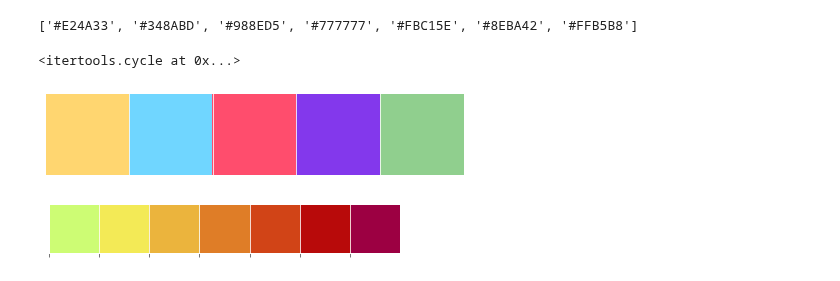
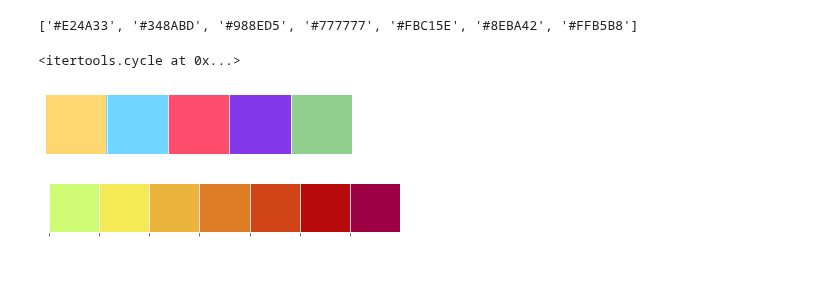
Before and after one commit to melling/ml-kaggle-titanic, a Jupyter notebook: logistic-regression-series.ipynb, the cells around one changed output. Drawn from its saved outputs; the diff is of its cells as text; code cells hidden in the pictures.

```diff
--- a/logistic-regression-series.ipynb
+++ b/logistic-regression-series.ipynb
@@ -189,12 +189,12 @@ color_cycle
 # %%
 mpl.rcParams['font.size'] = 16
 
 theme_colors = ["#ffd670","#70d6ff","#ff4d6d","#8338ec","#90cf8e"]
 theme_palette = sns.set_palette(sns.color_palette(theme_colors))
-sns.palplot(sns.color_palette(theme_colors),size=1.5)
+sns.palplot(sns.color_palette(theme_colors), size=1.1)
 plt.tick_params(axis='both', labelsize=0, length = 0)
 # %% [output]
-[figure, old version]
+[figure, new version]
 # %%
 my_colors = ["#CDFC74", "#F3EA56", "#EBB43D", "#DF7D27", "#D14417", "#B80A0A", "#9C0042"]
 sns.palplot(sns.color_palette(my_colors), size=0.9)
```
Also changed, not shown: parts of 5 cells of this notebook.
